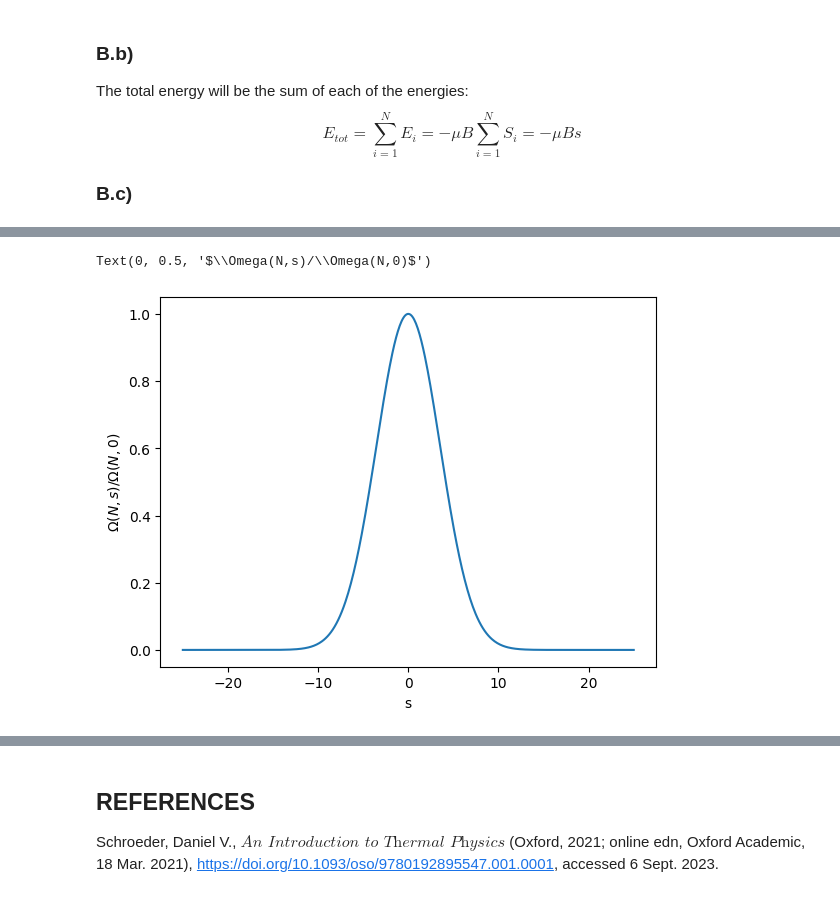
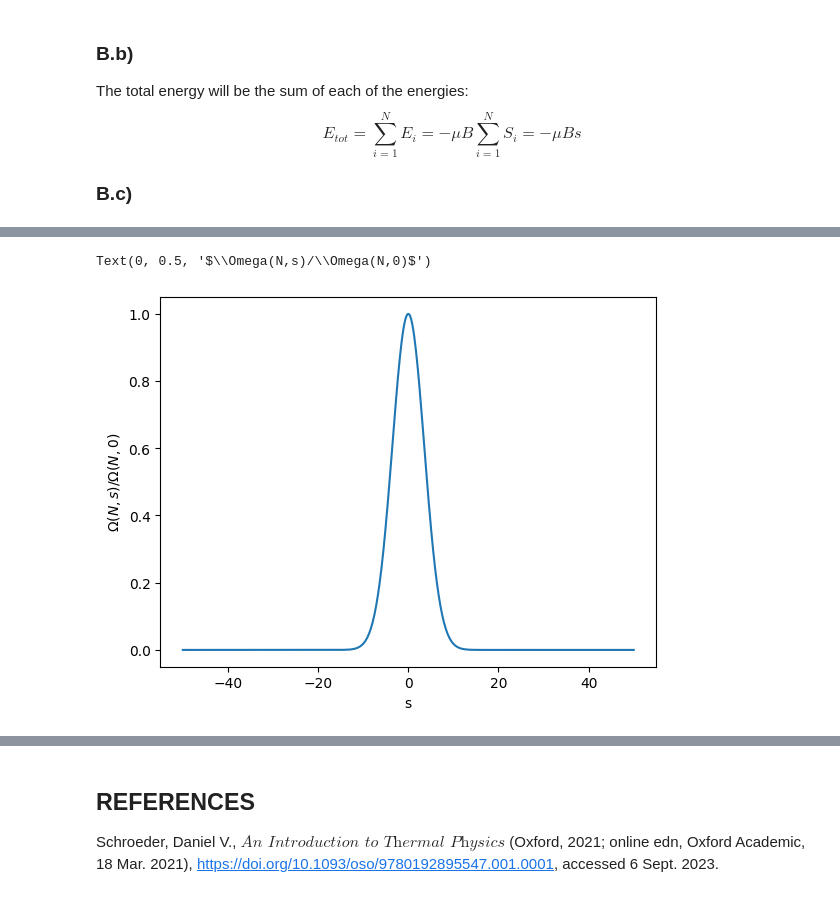
Before and after one commit to LassePladsen/FYS2160, a Jupyter notebook: Obligs/Oblig 2/Oblig 2 FYS2160 - Lasse Pladsen.ipynb, the cells around one changed output, grey strips where cells are left out. Cells and saved outputs as stored; diff of their text form; code cells hidden in the pictures.

```diff
--- a/Obligs/Oblig 2/Oblig 2 FYS2160 - Lasse Pladsen.ipynb
+++ b/Obligs/Oblig 2/Oblig 2 FYS2160 - Lasse Pladsen.ipynb
@@ -325,10 +326,10 @@ Below I plot the $\Omega(N,s$ function
 # %%
-s = 0.5*np.linspace(-N, N, 500)
+s = np.linspace(-N, N, 500)
 plt.plot(s, np.exp(-2*s*s/N))
 plt.xlabel("s")
 plt.ylabel("$\Omega(N,s)/\Omega(N,0)$")
 # %% [output]
 Text(0, 0.5, '$\\Omega(N,s)/\\Omega(N,0)$')
-[figure, old version]
+[figure, new version]
 # %% [markdown]
 ........................................
```
Also changed, not shown: parts of 3 cells of this notebook.
